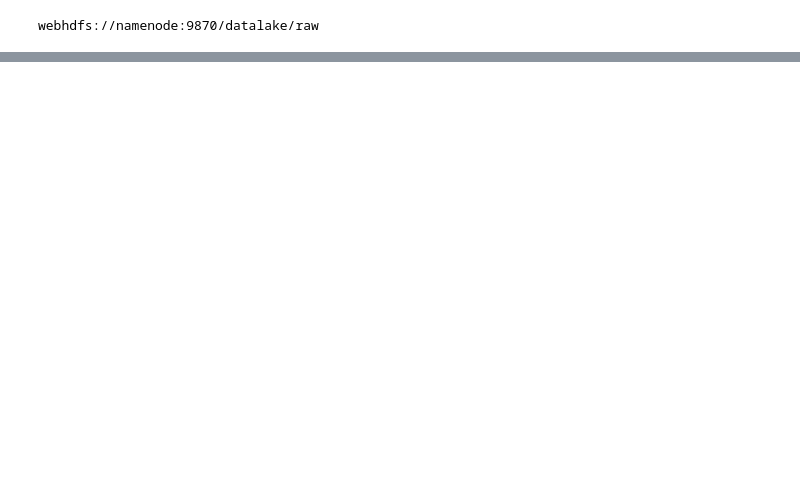
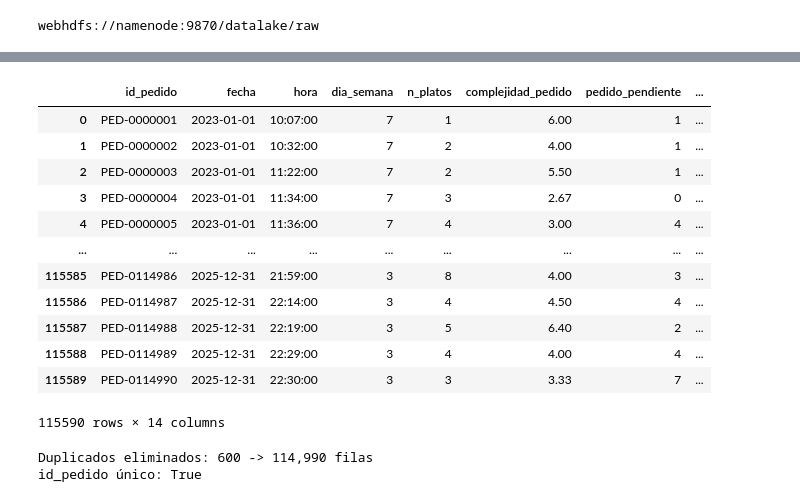
Before and after one commit to ignacioperezimaz/smart-restaurant, a Jupyter notebook: notebooks/02_EDA_pedidos_tiempos_preparacion.ipynb, the cells around one changed output, grey strips where cells are left out. Saved outputs shown, nothing was run; the diff lists cells and outputs as text; code cells hidden in the pictures; blank space fills up the shorter version.

```diff
--- a/notebooks/02_EDA_pedidos_tiempos_preparacion.ipynb
+++ b/notebooks/02_EDA_pedidos_tiempos_preparacion.ipynb
@@ -60,0 +310,27 @@ memory usage: 88.6 MB
+# %%
+df = df.drop(columns=["id_local"])
+# %%
+df
+# %% [output]
+|  | id_pedido | fecha | hora | dia_semana | n_platos | complejidad_pedido | pedido_pendiente | ... |
+| 0 | PED-0000001 | 2023-01-01 | 10:07:00 | 7 | 1 | 6.00 | 1 | ... |
+| 1 | PED-0000002 | 2023-01-01 | 10:32:00 | 7 | 2 | 4.00 | 1 | ... |
+| 2 | PED-0000003 | 2023-01-01 | 11:22:00 | 7 | 2 | 5.50 | 1 | ... |
+| 3 | PED-0000004 | 2023-01-01 | 11:34:00 | 7 | 3 | 2.67 | 0 | ... |
+| 4 | PED-0000005 | 2023-01-01 | 11:36:00 | 7 | 4 | 3.00 | 4 | ... |
+| ... | ... | ... | ... | ... | ... | ... | ... | ... |
+| 115585 | PED-0114986 | 2025-12-31 | 21:59:00 | 3 | 8 | 4.00 | 3 | ... |
+| 115586 | PED-0114987 | 2025-12-31 | 22:14:00 | 3 | 4 | 4.50 | 4 | ... |
+| 115587 | PED-0114988 | 2025-12-31 | 22:19:00 | 3 | 5 | 6.40 | 2 | ... |
+| 115588 | PED-0114989 | 2025-12-31 | 22:29:00 | 3 | 4 | 4.00 | 4 | ... |
+| 115589 | PED-0114990 | 2025-12-31 | 22:30:00 | 3 | 3 | 3.33 | 7 | ... |
+115590 rows × 14 columns
+# %%
+# Copias exactas con el mismo id_pedido (son 600)
+n0 = len(df)
+df = df.drop_duplicates(subset="id_pedido", keep="first").reset_index(drop=True)
+print(f"Duplicados eliminados: {n0 - len(df):,} -> {len(df):,} filas")
+print("id_pedido único:", df["id_pedido"].is_unique)
+# %% [output]
+Duplicados eliminados: 600 -> 114,990 filas
+id_pedido único: True
```
Also changed, not shown: parts of 30 cells of this notebook, 13 other files.
